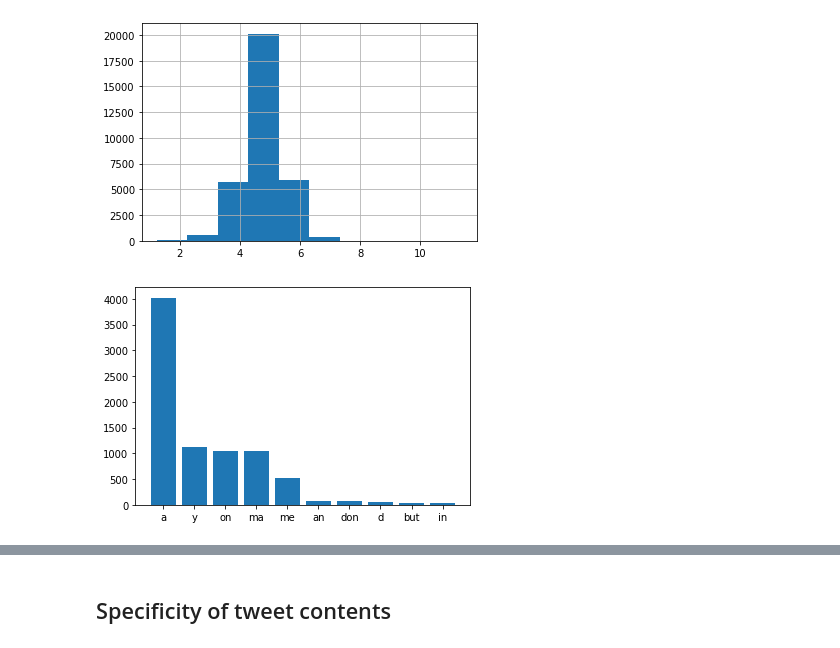
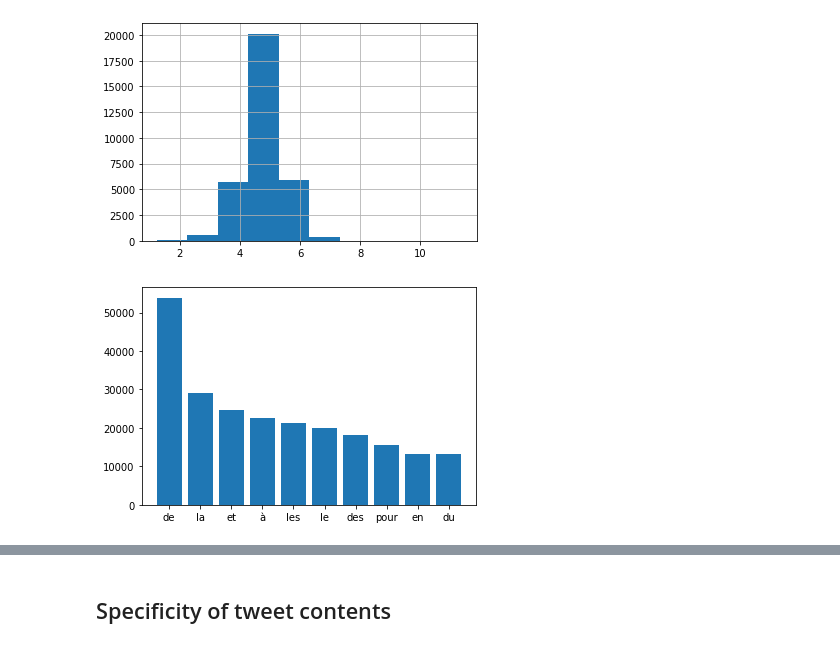
Before and after one commit to mthsansu/MLNLP, a Jupyter notebook: Code/Descriptive_statistics.ipynb, the cells around one changed output, grey strips where cells are left out. Cells and saved outputs as stored; diff of their text form; code cells hidden in the pictures.

```diff
--- a/Code/Descriptive_statistics.ipynb
+++ b/Code/Descriptive_statistics.ipynb
@@ -223,26 +231,25 @@ df.chr_len_words.hist()
 # %%
 # Analysis of stopwords
 # Code taken from: https://app.neptune.ai/neptune-ai/eda-nlp-tools/n/1-3-top-stopwords-barchart-b953763c-3fea-4331-bff0-429411793e5f/5c0fca05-ba07-4564-a02e-c44b08bfb8cb
-import nltk
-from nltk.corpus import stopwords
+
 stop=set(stopwords.words('french'))
 
 def plot_top_stopwords_barchart(text):
-    stop=set(stopwords.words('english'))
+    stop=set(stopwords.words('french'))
 
     new= df.text_clean.str.split()
     new=new.values.tolist()
     corpus=[word for i in new for word in i]
     from collections import defaultdict
     dic=defaultdict(int)
     for word in corpus:
         if word in stop:
             dic[word]+=1
 
     top=sorted(dic.items(), key=lambda x:x[1],reverse=True)[:10]
     x,y=zip(*top)
     plt.bar(x,y)
 
 plot_top_stopwords_barchart(df["text_clean"])
 # %% [output]
-[figure, old version]
+[figure, new version]
```
Also changed, not shown: parts of 3 cells of this notebook.
